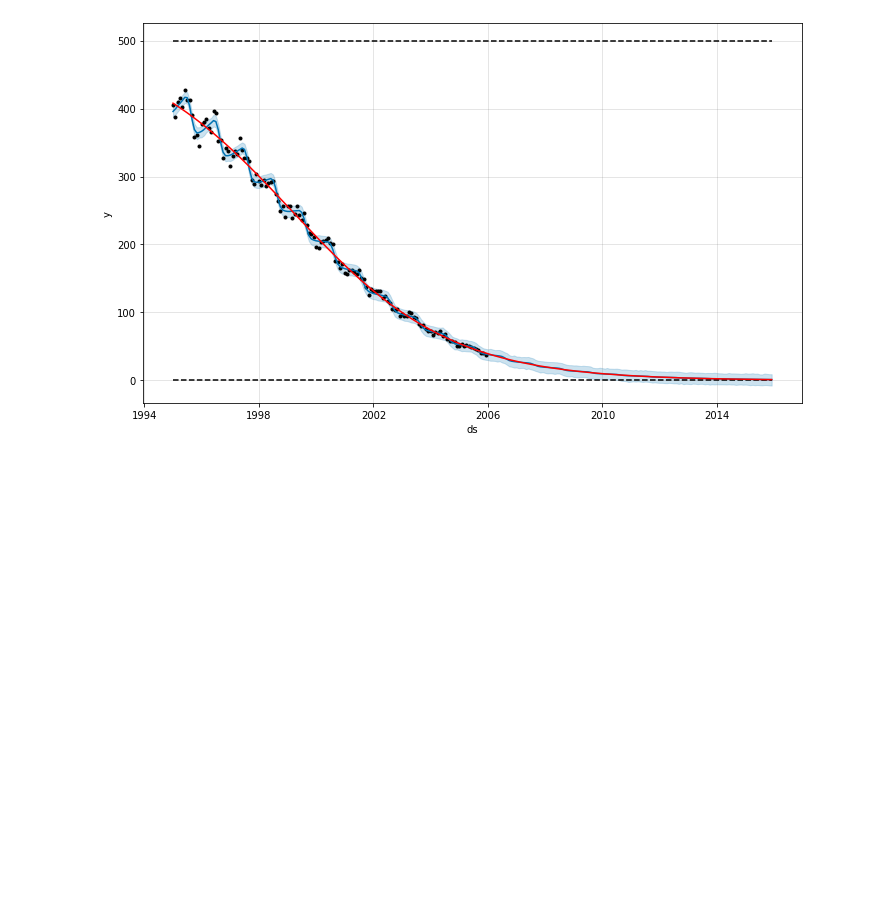
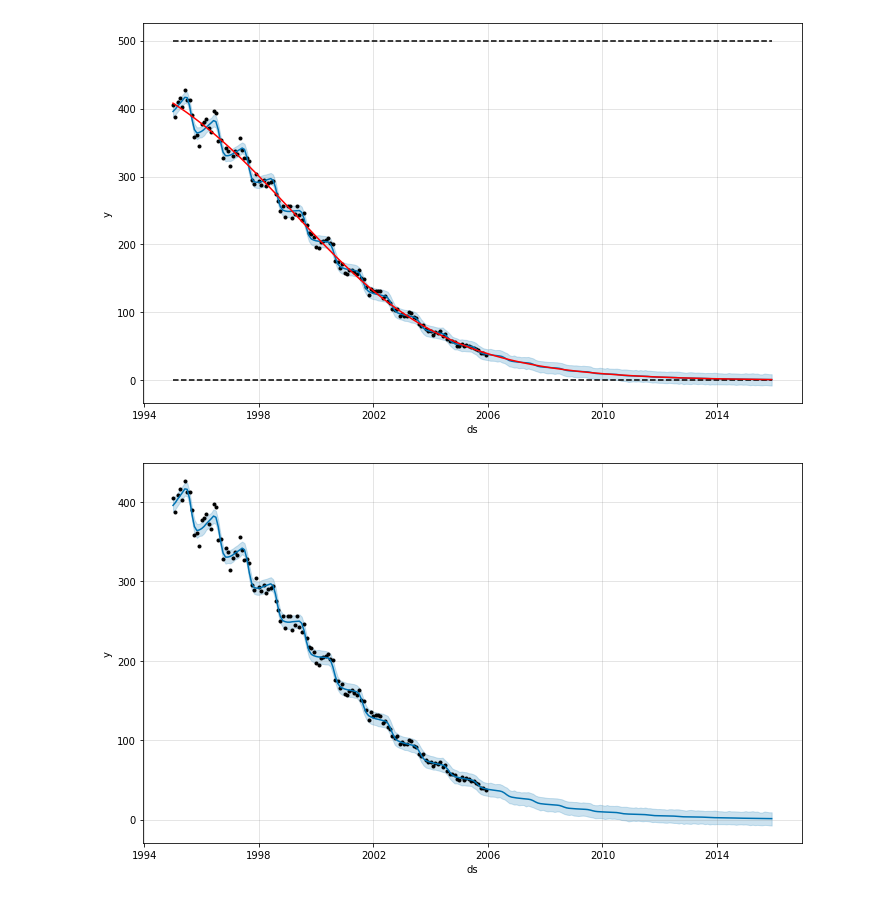
Before and after one commit to caiosainvallio/time-series, a Jupyter notebook: prophet/05_growth-modes.ipynb, the cells around one changed output. Saved outputs shown, nothing was run; the diff lists cells and outputs as text; code cells hidden in the pictures; blank space fills up the shorter version.

```diff
--- a/prophet/05_growth-modes.ipynb
+++ b/prophet/05_growth-modes.ipynb
@@ -256,3 +257,8 @@ add_changepoints_to_plot(fig.gca(), model, forecast, cp_linestyle='')
 plt.show()
 # %% [output]
 [figure]
+# %%
+# retirar as linhas de cap e floor
+fig = model.plot(forecast, plot_cap=False)
+# %% [output]
+[figure, added]
```
Also changed, not shown: parts of 10 cells of this notebook.
